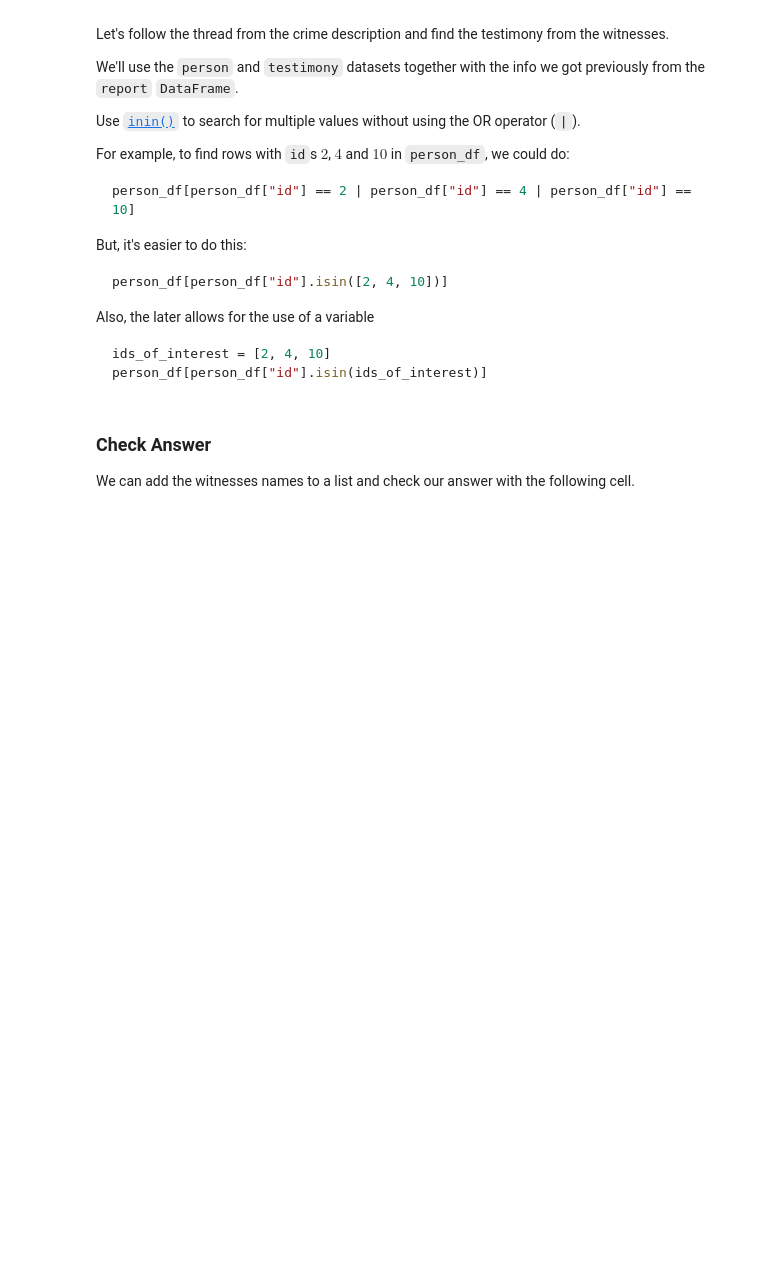
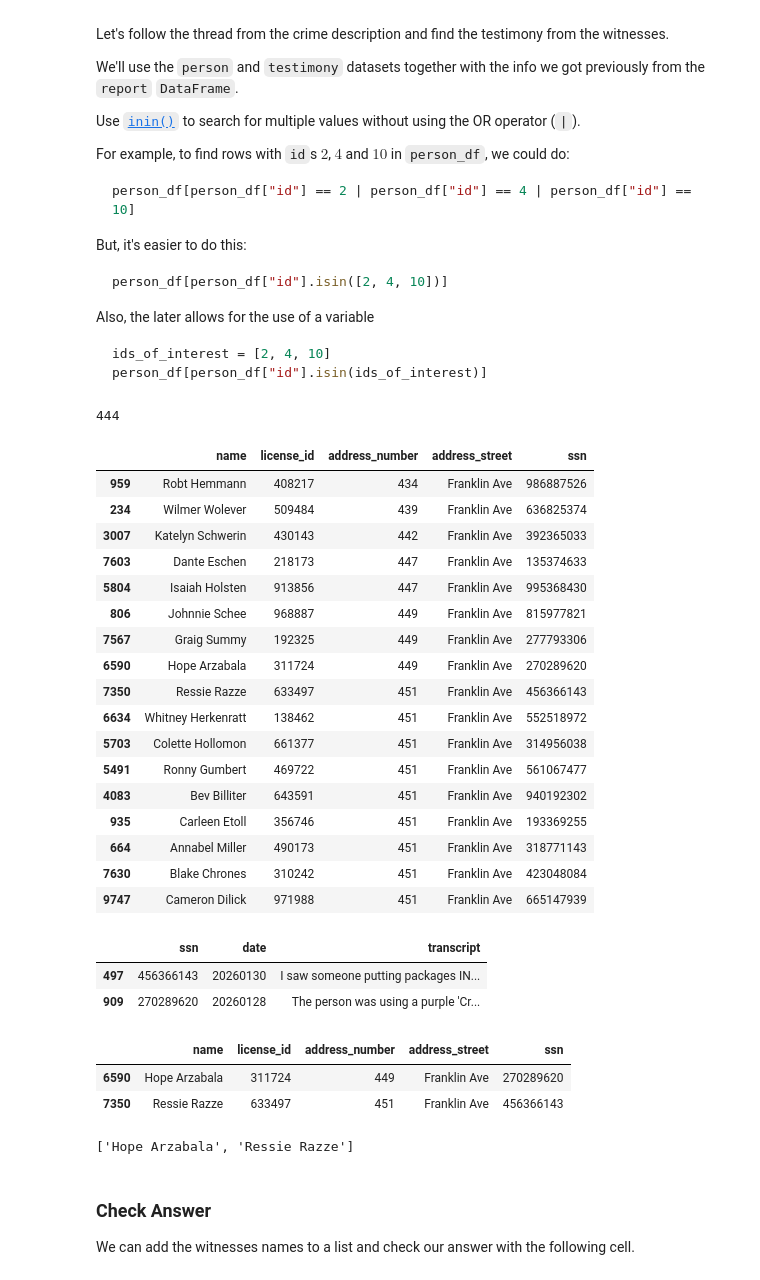
Before and after one commit to Machine-Learning-Lessons/Homework06, a Jupyter notebook: Homework06B.ipynb, the cells around one changed output. Saved outputs shown, nothing was run; the diff lists cells and outputs as text; code cells hidden in the pictures; blank space fills up the shorter version.

````diff
--- a/Homework06B.ipynb
+++ b/Homework06B.ipynb
@@ -88,5 +143,5 @@ Look up how to use [`sort_values()`](https://pandas.pydata.org/docs/reference/ap
 Run the following cell with the name of the victim.
 # %%
 # TODO: put name of victim in variable
-victim_name = "HERE"
+victim_name = "Domenic Laun"
 MysteryUtils.check("victim", victim_name)
@@ -117,17 +176,88 @@ person_df[person_df["id"].isin(ids_of_interest)]
 ```
 # %%
 # TODO: find testimony of people who live across the street from crime
+pd.set_option("display.max_colwidth", None)
+#display(neighbor_testimony)
+
+victim_row = person_df[person_df["name"] == victim_name]
+victim_street = victim_row.iloc[0]["address_street"]
+street_number = int(victim_row.iloc[0]["address_number"])
+print(street_number)   # 123
+
+
+same_street = person_df[person_df["address_street"] == victim_street]
+# display(same_street.sort_values("address_number"))
+
+# nearby = person_df[
+#     (person_df["address_street"] == victim_street) &
+#     (person_df["address_number"].between(street_number - 1, street_number + 1))
+# ]
+# display(nearby.sort_values("address_number"))
+
+# opposite = nearby[nearby["address_number"] % 2 != street_number % 2]
+# display(opposite)
+
+
 
 # TODO: probably find the names of the people who live across the street from the crime first
+nearby = person_df[
+    (person_df["address_street"] == victim_street) &
+    (person_df["address_number"].between(street_number - 10, street_number + 10)) &
+    (person_df["address_number"] != street_number)
+]
+display(nearby.sort_values("address_number"))
+
+ssns = nearby["ssn"]
+neighbor_testimony = testimony_df[testimony_df["ssn"].isin(ssns)]
+neighbor_testimony = neighbor_testimony[neighbor_testimony["date"] >= 20260127]
+display(neighbor_testimony)
+
+witnesses = person_df[person_df["ssn"].isin(neighbor_testimony["ssn"])]
+display(witnesses)
+witness_names = list(witnesses["name"])
+display(witness_names)
+#debug
+# print(len(nearby), "neighbors")
+# print(nearby["ssn"].dtype, testimony_df["ssn"].dtype)      # should match
+# t_all = testimony_df[testimony_df["ssn"].isin(nearby["ssn"])]
+# print(len(t_all), "testimonies from neighbors, any date")
+# display(t_all.sort_values("date"))
 
 # TODO: then cross reference their data with the testimony dataset
 
 # HINT: Find address of victim with boolean indexing.
 # HINT: Find neighbors with boolean indexing.
 # HINT: Get neighbors' SSN.
 # HINT: Use isin() and SSNs to find testimonies from neighbors.
 # HINT: Filter testimonies by date using boolean indexing (if needed).
 # HINT: Use isin() to find names based on SSNs.
+# %% [output]
+444
+|  | name | license_id | address_number | address_street | ssn |
+| 959 | Robt Hemmann | 408217 | 434 | Franklin Ave | 986887526 |
+| 234 | Wilmer Wolever | 509484 | 439 | Franklin Ave | 636825374 |
+| 3007 | Katelyn Schwerin | 430143 | 442 | Franklin Ave | 392365033 |
+| 7603 | Dante Eschen | 218173 | 447 | Franklin Ave | 135374633 |
+| 5804 | Isaiah Holsten | 913856 | 447 | Franklin Ave | 995368430 |
+| 806 | Johnnie Schee | 968887 | 449 | Franklin Ave | 815977821 |
+| 7567 | Graig Summy | 192325 | 449 | Franklin Ave | 277793306 |
+| 6590 | Hope Arzabala | 311724 | 449 | Franklin Ave | 270289620 |
+| 7350 | Ressie Razze | 633497 | 451 | Franklin Ave | 456366143 |
+| 6634 | Whitney Herkenratt | 138462 | 451 | Franklin Ave | 552518972 |
+| 5703 | Colette Hollomon | 661377 | 451 | Franklin Ave | 314956038 |
+| 5491 | Ronny Gumbert | 469722 | 451 | Franklin Ave | 561067477 |
+| 4083 | Bev Billiter | 643591 | 451 | Franklin Ave | 940192302 |
+| 935 | Carleen Etoll | 356746 | 451 | Franklin Ave | 193369255 |
+| 664 | Annabel Miller | 490173 | 451 | Franklin Ave | 318771143 |
+| 7630 | Blake Chrones | 310242 | 451 | Franklin Ave | 423048084 |
+| 9747 | Cameron Dilick | 971988 | 451 | Franklin Ave | 665147939 |
+|  | ssn | date | transcript |
+| 497 | 456366143 | 20260130 | I saw someone putting packages IN... |
+| 909 | 270289620 | 20260128 | The person was using a purple 'Cr... |
+|  | name | license_id | address_number | address_street | ssn |
+| 6590 | Hope Arzabala | 311724 | 449 | Franklin Ave | 270289620 |
+| 7350 | Ressie Razze | 633497 | 451 | Franklin Ave | 456366143 |
+['Hope Arzabala', 'Ressie Razze']
 # %% [markdown]
 ### Check Answer
 
````
Also changed, not shown: parts of 15 cells of this notebook, 3 other files.
